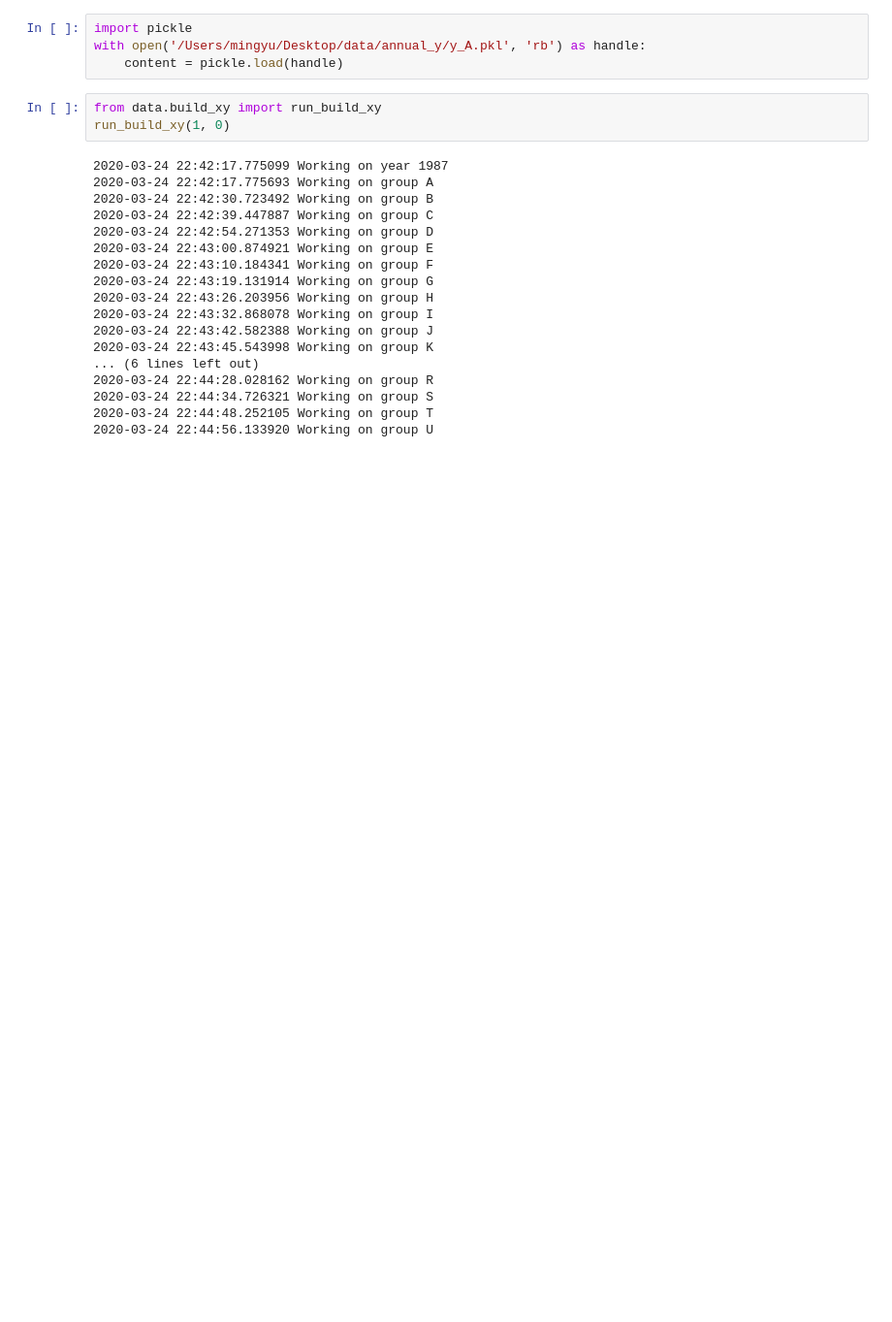
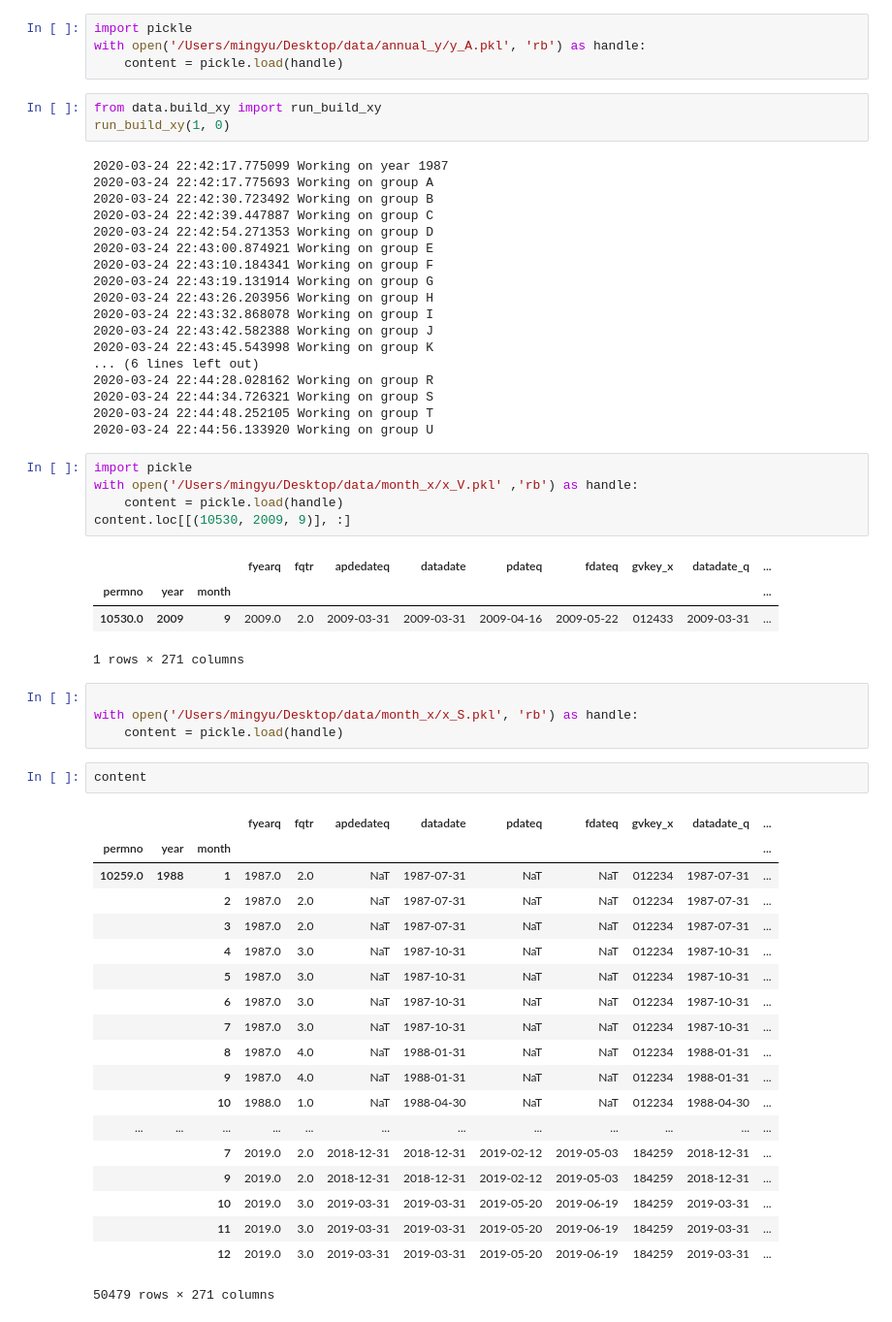
Before and after one commit to Alan-Yanlong-Guo/ml_val, a Jupyter notebook: run.ipynb, the cells around one changed output. Shown: that part at 97% size. Saved outputs shown, nothing was run; the diff lists cells and outputs as text; blank space fills up the shorter version.

```diff
--- a/run.ipynb
+++ b/run.ipynb
@@ -23,3 +23,39 @@ run_build_xy(1, 0)
 2020-03-24 22:44:34.726321 Working on group S
 2020-03-24 22:44:48.252105 Working on group T
 2020-03-24 22:44:56.133920 Working on group U
+# %%
+import pickle
+with open('/Users/mingyu/Desktop/data/month_x/x_V.pkl' ,'rb') as handle:
+    content = pickle.load(handle)
+content.loc[[(10530, 2009, 9)], :]
+# %% [output]
+|  |  |  | fyearq | fqtr | apdedateq | datadate | pdateq | fdateq | gvkey_x | datadate_q | ... |
+| permno | year | month |  |  |  |  |  |  |  |  | ... |
+| 10530.0 | 2009 | 9 | 2009.0 | 2.0 | 2009-03-31 | 2009-03-31 | 2009-04-16 | 2009-05-22 | 012433 | 2009-03-31 | ... |
+1 rows × 271 columns
+# %%
+
+with open('/Users/mingyu/Desktop/data/month_x/x_S.pkl', 'rb') as handle:
+    content = pickle.load(handle)
+# %%
+content
+# %% [output]
+|  |  |  | fyearq | fqtr | apdedateq | datadate | pdateq | fdateq | gvkey_x | datadate_q | ... |
+| permno | year | month |  |  |  |  |  |  |  |  | ... |
+| 10259.0 | 1988 | 1 | 1987.0 | 2.0 | NaT | 1987-07-31 | NaT | NaT | 012234 | 1987-07-31 | ... |
+|  |  | 2 | 1987.0 | 2.0 | NaT | 1987-07-31 | NaT | NaT | 012234 | 1987-07-31 | ... |
+|  |  | 3 | 1987.0 | 2.0 | NaT | 1987-07-31 | NaT | NaT | 012234 | 1987-07-31 | ... |
+|  |  | 4 | 1987.0 | 3.0 | NaT | 1987-10-31 | NaT | NaT | 012234 | 1987-10-31 | ... |
+|  |  | 5 | 1987.0 | 3.0 | NaT | 1987-10-31 | NaT | NaT | 012234 | 1987-10-31 | ... |
+|  |  | 6 | 1987.0 | 3.0 | NaT | 1987-10-31 | NaT | NaT | 012234 | 1987-10-31 | ... |
+|  |  | 7 | 1987.0 | 3.0 | NaT | 1987-10-31 | NaT | NaT | 012234 | 1987-10-31 | ... |
+|  |  | 8 | 1987.0 | 4.0 | NaT | 1988-01-31 | NaT | NaT | 012234 | 1988-01-31 | ... |
+|  |  | 9 | 1987.0 | 4.0 | NaT | 1988-01-31 | NaT | NaT | 012234 | 1988-01-31 | ... |
+|  |  | 10 | 1988.0 | 1.0 | NaT | 1988-04-30 | NaT | NaT | 012234 | 1988-04-30 | ... |
+| ... | ... | ... | ... | ... | ... | ... | ... | ... | ... | ... | ... |
+|  |  | 7 | 2019.0 | 2.0 | 2018-12-31 | 2018-12-31 | 2019-02-12 | 2019-05-03 | 184259 | 2018-12-31 | ... |
+|  |  | 9 | 2019.0 | 2.0 | 2018-12-31 | 2018-12-31 | 2019-02-12 | 2019-05-03 | 184259 | 2018-12-31 | ... |
+|  |  | 10 | 2019.0 | 3.0 | 2019-03-31 | 2019-03-31 | 2019-05-20 | 2019-06-19 | 184259 | 2019-03-31 | ... |
+|  |  | 11 | 2019.0 | 3.0 | 2019-03-31 | 2019-03-31 | 2019-05-20 | 2019-06-19 | 184259 | 2019-03-31 | ... |
+|  |  | 12 | 2019.0 | 3.0 | 2019-03-31 | 2019-03-31 | 2019-05-20 | 2019-06-19 | 184259 | 2019-03-31 | ... |
+50479 rows × 271 columns
```
Also changed, not shown: 3 other files.
